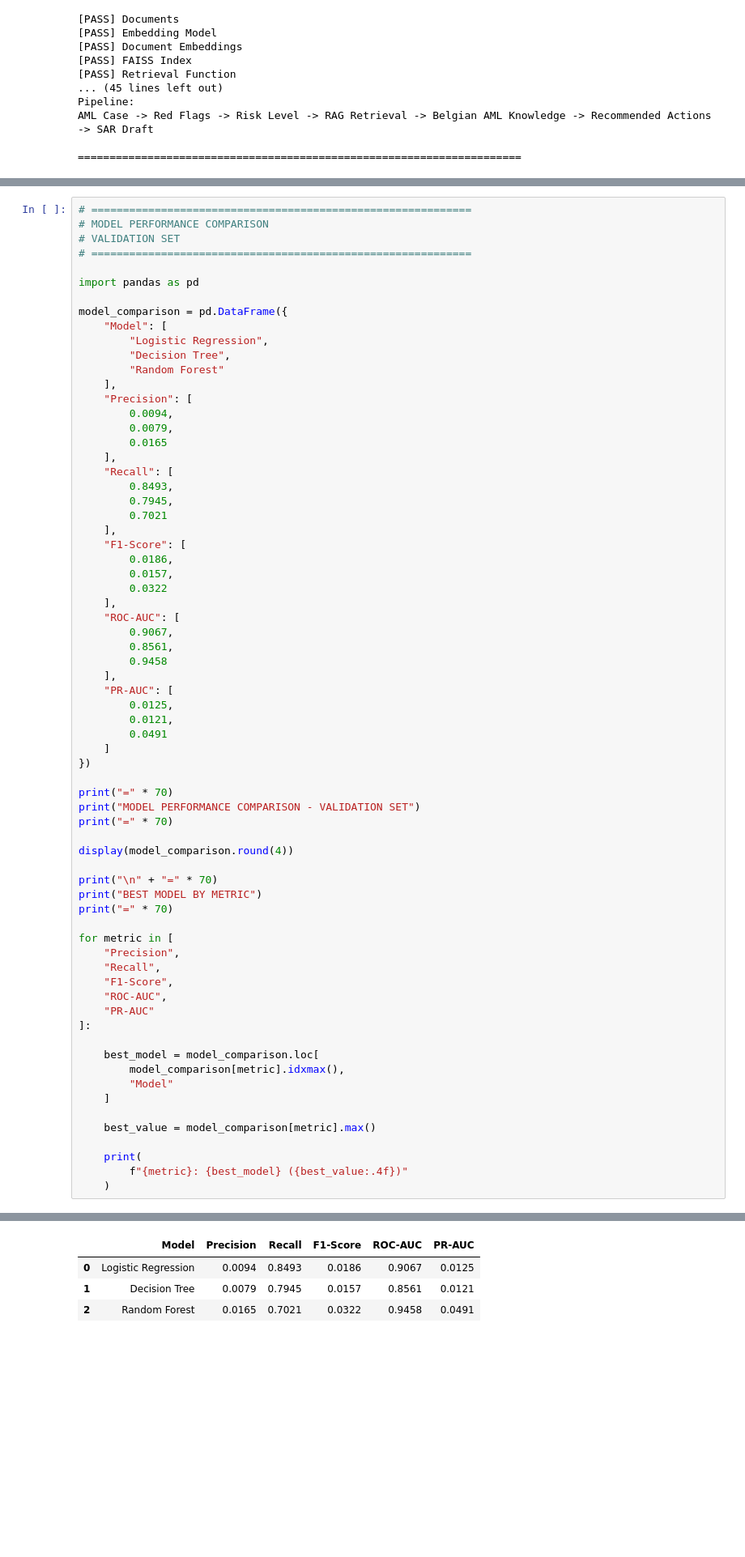
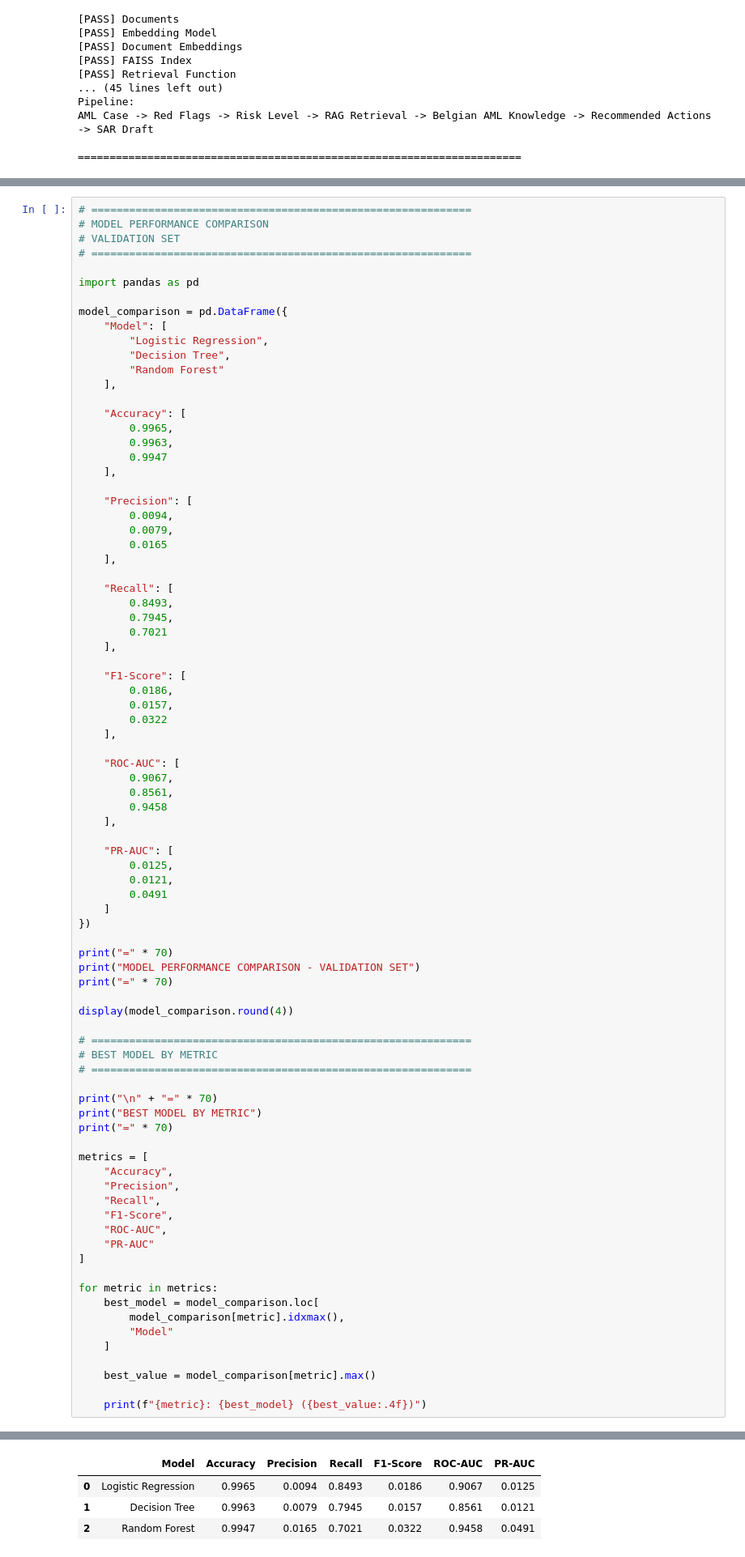
Before and after one commit to slavenageorgieva7-ui/Deep-Learning, a Jupyter notebook: DL.ipynb, the cells around one changed output, grey strips where cells are left out. Shown at 81% size. Cells and saved outputs as stored; diff of their text form; blank space fills up the shorter version.

```diff
--- a/DL.ipynb
+++ b/DL.ipynb
@@ -5246,26 +5077,37 @@ model_comparison = pd.DataFrame({
         "Decision Tree",
         "Random Forest"
     ],
+
+    "Accuracy": [
+        0.9965,
+        0.9963,
+        0.9947
+    ],
+
     "Precision": [
         0.0094,
         0.0079,
         0.0165
     ],
+
     "Recall": [
         0.8493,
         0.7945,
         0.7021
     ],
+
     "F1-Score": [
         0.0186,
         0.0157,
         0.0322
     ],
+
     "ROC-AUC": [
         0.9067,
         0.8561,
         0.9458
     ],
+
     "PR-AUC": [
         0.0125,
         0.0121,
@@ -5273,42 +5115,46 @@ model_comparison = pd.DataFrame({
     ]
 })
 
 print("=" * 70)
 print("MODEL PERFORMANCE COMPARISON - VALIDATION SET")
 print("=" * 70)
 
 display(model_comparison.round(4))
 
+# ============================================================
+# BEST MODEL BY METRIC
+# ============================================================
+
 print("\n" + "=" * 70)
 print("BEST MODEL BY METRIC")
 print("=" * 70)
 
-for metric in [
+metrics = [
+    "Accuracy",
     "Precision",
     "Recall",
     "F1-Score",
     "ROC-AUC",
     "PR-AUC"
-]:
+]
 
+for metric in metrics:
     best_model = model_comparison.loc[
         model_comparison[metric].idxmax(),
         "Model"
     ]
 
     best_value = model_comparison[metric].max()
 
-    print(
-        f"{metric}: {best_model} ({best_value:.4f})"
-    )
+    print(f"{metric}: {best_model} ({best_value:.4f})")
 # %% [output]
 ======================================================================
 MODEL PERFORMANCE COMPARISON - VALIDATION SET
 ======================================================================
-|  | Model | Precision | Recall | F1-Score | ROC-AUC | PR-AUC |
-| 0 | Logistic Regression | 0.0094 | 0.8493 | 0.0186 | 0.9067 | 0.0125 |
-| 1 | Decision Tree | 0.0079 | 0.7945 | 0.0157 | 0.8561 | 0.0121 |
-| 2 | Random Forest | 0.0165 | 0.7021 | 0.0322 | 0.9458 | 0.0491 |
+|  | Model | Accuracy | Precision | Recall | F1-Score | ROC-AUC | PR-AUC |
+| 0 | Logistic Regression | 0.9965 | 0.0094 | 0.8493 | 0.0186 | 0.9067 | 0.0125 |
+| 1 | Decision Tree | 0.9963 | 0.0079 | 0.7945 | 0.0157 | 0.8561 | 0.0121 |
+| 2 | Random Forest | 0.9947 | 0.0165 | 0.7021 | 0.0322 | 0.9458 | 0.0491 |
 ======================================================================
 BEST MODEL BY METRIC
 ======================================================================
```
Also changed, not shown: parts of 12 cells of this notebook.
